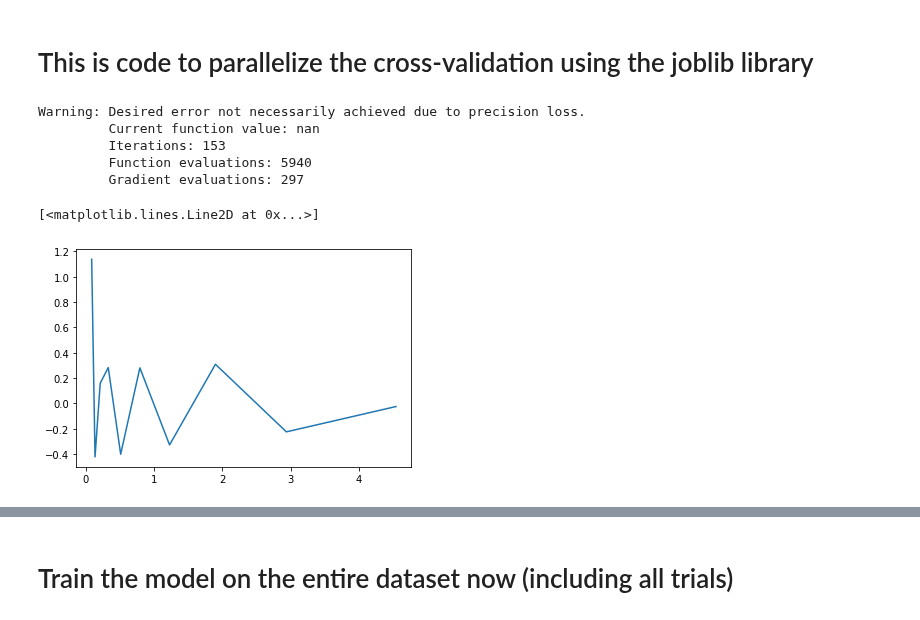
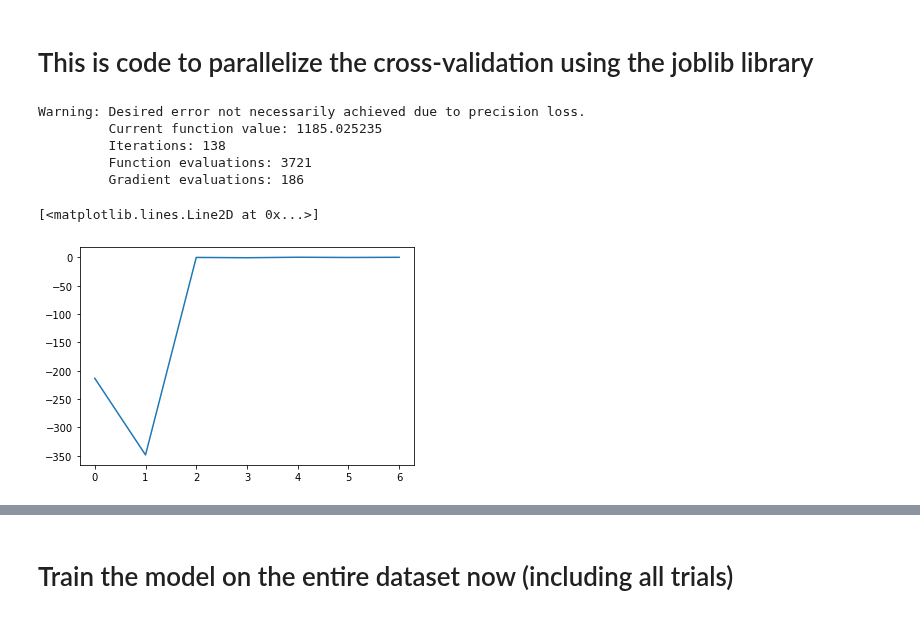
Before and after one commit to davidfox87/neuro_encoding_models, a Jupyter notebook: fitting_spike_train_tutorial.ipynb, the cells around one changed output, grey strips where cells are left out. Drawn from its saved outputs; the diff is of its cells as text; code cells hidden in the pictures.

```diff
--- a/fitting_spike_train_tutorial.ipynb
+++ b/fitting_spike_train_tutorial.ipynb
@@ -109,8 +109,8 @@ cell = "pn" + str(cell_idx)
 prefix = '/content/drive/MyDrive/temporal_filter_data_files_for_colab/PN/'
 response = prefix + '{}SpTimes_reverseChirp.mat'.format(cell, '.txt')
 stim, sps, dt = load_spk_times2('datasets/stim.txt', response, dt=0.001)
-
-sps = sps[:, [0, 1, 3, 4]]
+stim = stim[:, [0, 1, 4]]
+sps = sps[:, [0, 1, 4]]
 
 # normalize stimulus between 0 and 1
 scaler = MinMaxScaler()
@@ -291,15 +290,15 @@ res = minimize(neg_log_lik, prs, args=(stim_basis.nbases, folds_xtrain[0], folds
 wmap = res['x']
 # %% [output]
 Warning: Desired error not necessarily achieved due to precision loss.
-         Current function value: nan
-         Iterations: 153
-         Function evaluations: 5940
-         Gradient evaluations: 297
+         Current function value: 1185.025235
+         Iterations: 138
+         Function evaluations: 3721
+         Gradient evaluations: 186
 # %%
-plt.plot(stim_basis.centers * dt, wmap[1:11])
+plt.plot(wmap[11:])
 # %% [output]
 [<matplotlib.lines.Line2D at 0x...>]
-[figure, old version]
+[figure, new version]
 # %%
 def _fit_and_score(train, test, wmap, parameter):
   negLTest = []
```
Also changed, not shown: parts of 12 cells of this notebook.
